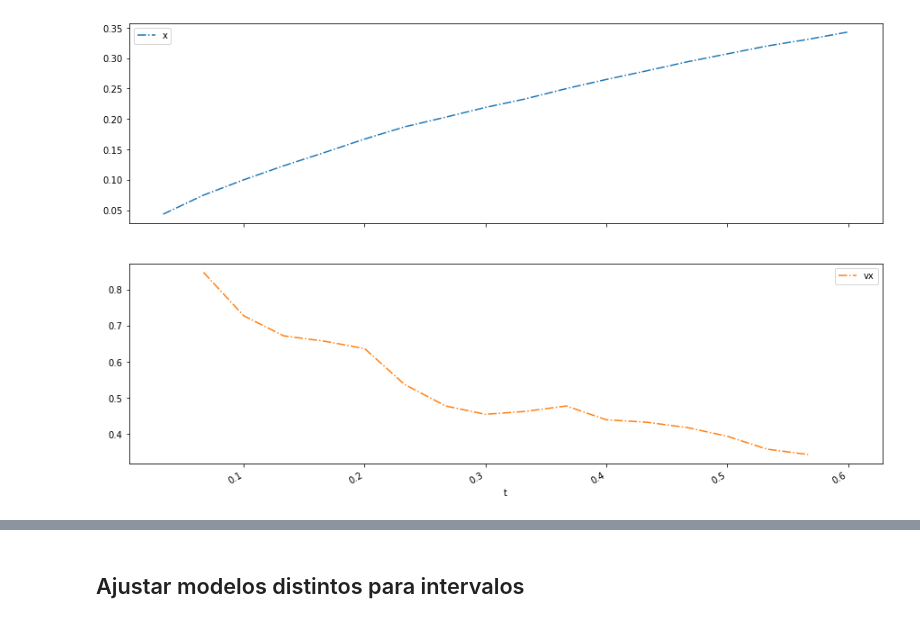
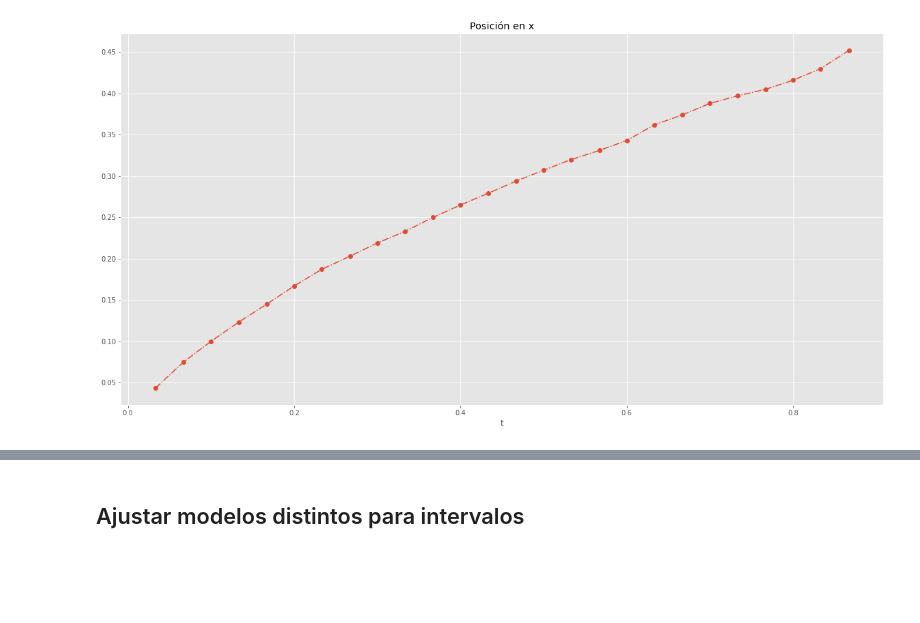
Before and after one commit to SebasGarcia08/horizontal-motion-physics, a Jupyter notebook: analisis.ipynb, the cells around one changed output, grey strips where cells are left out. Cells and saved outputs as stored; diff of their text form; code cells hidden in the pictures; blank space fills up the shorter version.

```diff
--- a/analisis.ipynb
+++ b/analisis.ipynb
@@ -7,13 +7,16 @@ from sklearn.metrics import r2_score
 from sklearn.preprocessing import PolynomialFeatures
 from sklearn import linear_model
 from sklearn.linear_model import LinearRegression
+from typing import Tuple, List, Dict, Callable
+import sympy
+plt.style.use("ggplot")
 # %%
 df = pd.read_csv("datos_movimiento_horizontal.csv", sep=";")
 replace_commas_by_dot = lambda df, col: df[col].str.replace(",",".")
 df.t = replace_commas_by_dot(df, "t")
 df.x = replace_commas_by_dot(df, "x")
 df = df.astype("float")
-df = df.iloc[1:19, :]
+df = df.iloc[1:, :]
 df
 # %% [output]
 |  | t | x |
@@ -68,0 +72,5 @@ df
+# %%
+df.set_index("t").plot(subplots=True, figsize=(12,8), linestyle="dashdot", marker="o")
+plt.gcf().suptitle("Posición en x y velocidad")
+plt.tight_layout()
+plt.show()
@@ -69,5 +79,6 @@ df
 # %%
-df.set_index("t").plot(subplots=True, figsize=(15,10), linestyle="dashdot")
+df.set_index("t")["x"].plot(figsize=(20,10), linestyle="dashdot", marker="o")
+plt.title("Posición en x")
 plt.show()
 # %% [output]
-[figure, old version]
+[figure, new version]
```
Also changed, not shown: parts of 18 cells of this notebook, 2 other files.
